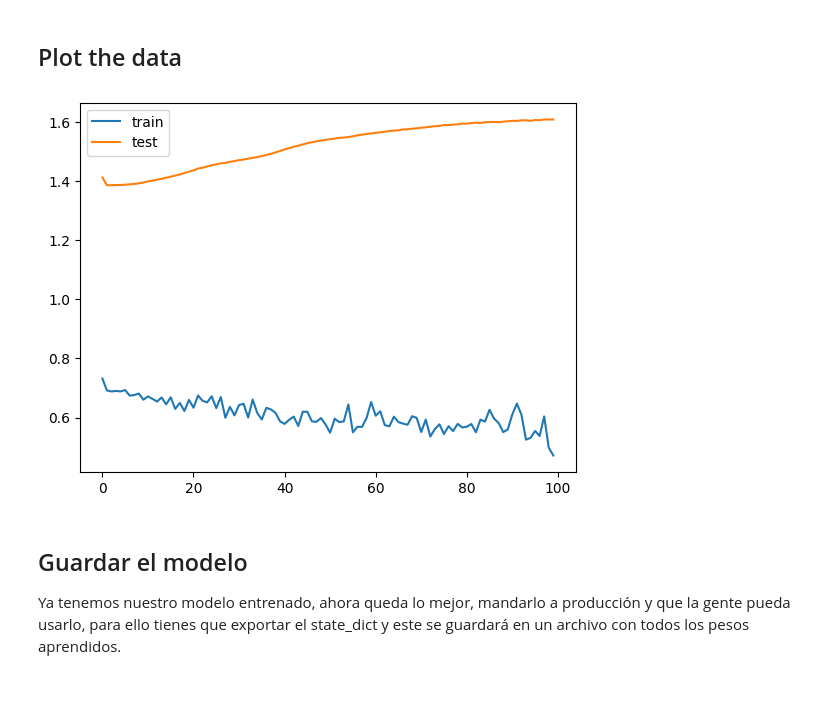
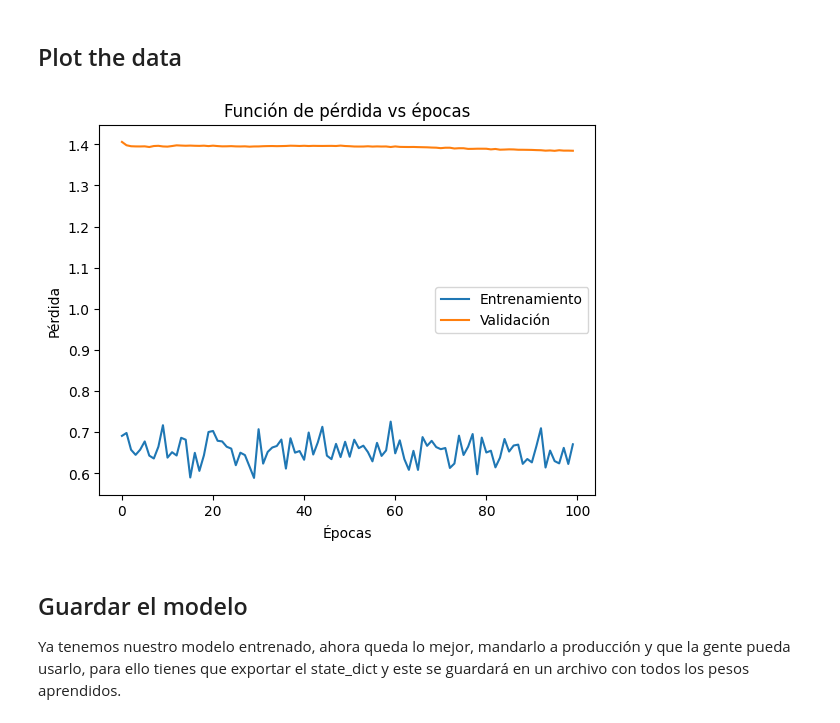
Before and after one commit to IvanDaGomez/chatGPTDesdeCero, a Jupyter notebook: chatGPTFromScratch.ipynb, the cells around one changed output. Cells and saved outputs as stored; diff of their text form; code cells hidden in the pictures; blank space fills up the shorter version.

```diff
--- a/chatGPTFromScratch.ipynb
+++ b/chatGPTFromScratch.ipynb
@@ -358,12 +355,12 @@ class NeuralNetwork(nn.Module):
 ## Instanciando el modelo y probándolo con datos "dummy"
 # %%
 model = NeuralNetwork(
-    in_features=4,
+    in_features=3,
     hidden_features=4,
     out_features=2)
 
 torch.manual_seed(42)
-random_tensor = torch.rand((1, 4))
+random_tensor = torch.rand((1, 3))
 model
 # %% [output]
 NeuralNetwork(
@@ -416,7 +413,7 @@ En deep learning más que el modelo, los datos son lo más importante, así que
 
 En la práctica, antes de entrenar tu red, dedica tiempo a explorar tus datos (visualizar, normalizar, balancear clases). Un buen dataset puede hacer que incluso un modelo sencillo funcione muy bien, mientras que un dataset pobre no servirá aunque uses el modelo más complejo.
 # %%
-train_dataset = torch.rand((1000, 4)) # 1000
+train_dataset = torch.rand((1000, 3)) # 1000
 train_labels = torch.randint(0, 2, (100,))
 train_dataset[:5], train_labels[:5] # Previsualizamos solo 5 elementos
 # %% [output]
@@ -430,7 +427,7 @@ train_dataset[:5], train_labels[:5] # Previsualizamos solo 5 elementos
 ## Test dataset
 También es necesario el test dataset que evaluará que tus predicciones generalizan bien, y así evitamos el overfitting.
 # %%
-test_dataset = torch.rand((100,4))
+test_dataset = torch.rand((100,3))
 test_labels = torch.randint(0, 2, (100,))
 test_dataset[:5], test_labels[:5]
 # %% [output]
@@ -503,12 +500,15 @@ for epoch in tqdm(range(EPOCHS)):
 # %% [markdown]
 ## Plot the data
 # %%
-plt.plot(train_set_loss_per_epoch, label='train')
-plt.plot(test_set_loss_per_epoch, label='test')
+plt.plot(train_set_loss_per_epoch, label='Entrenamiento')
+plt.plot(test_set_loss_per_epoch, label='Validación')
+plt.xlabel('Épocas')
+plt.ylabel('Pérdida')
+plt.title('Función de pérdida vs épocas')
 plt.legend()
 plt.show()
 # %% [output]
-[figure, old version]
+[figure, new version]
 # %% [markdown]
 ## Guardar el modelo
 
```
Also changed, not shown: parts of 50 cells of this notebook.
